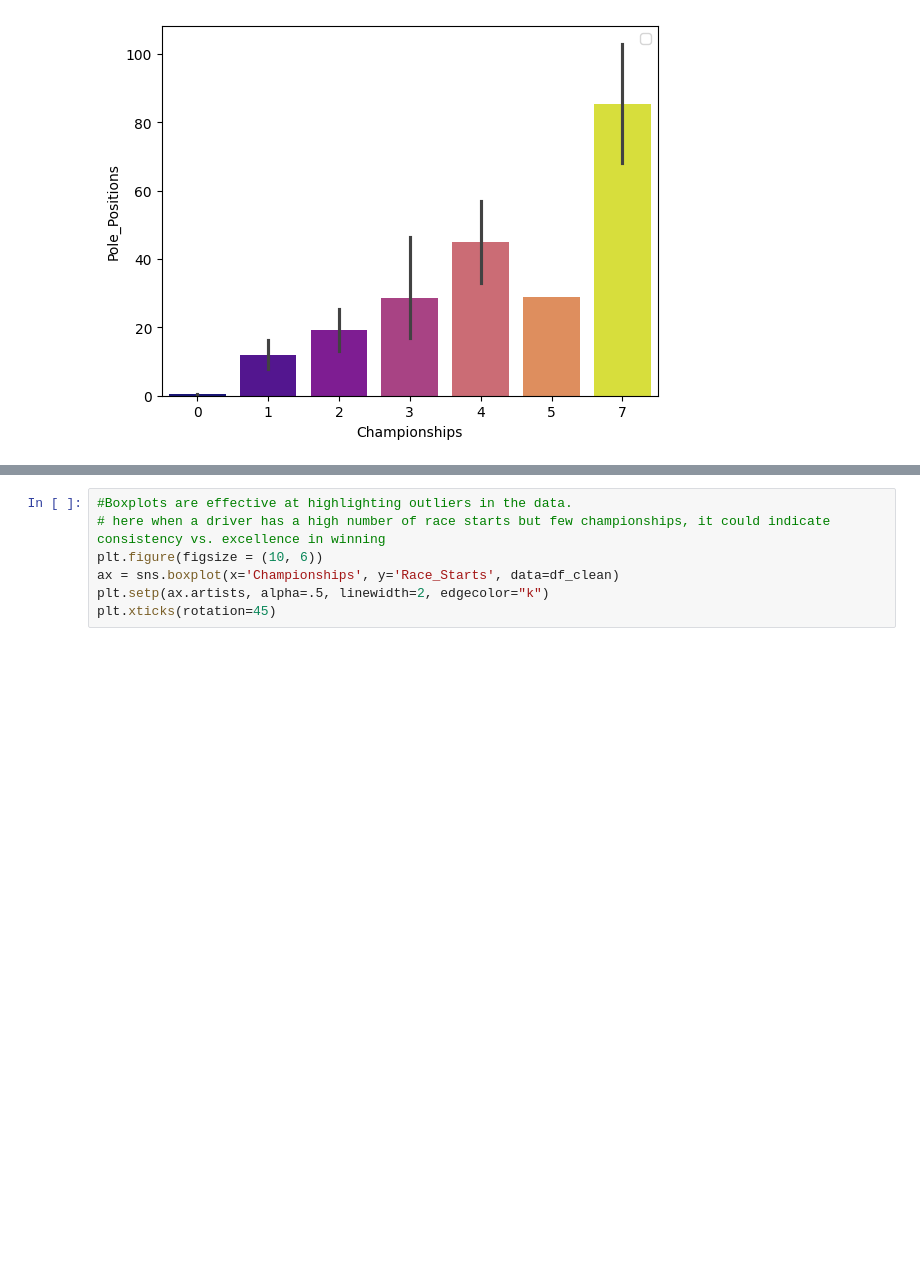
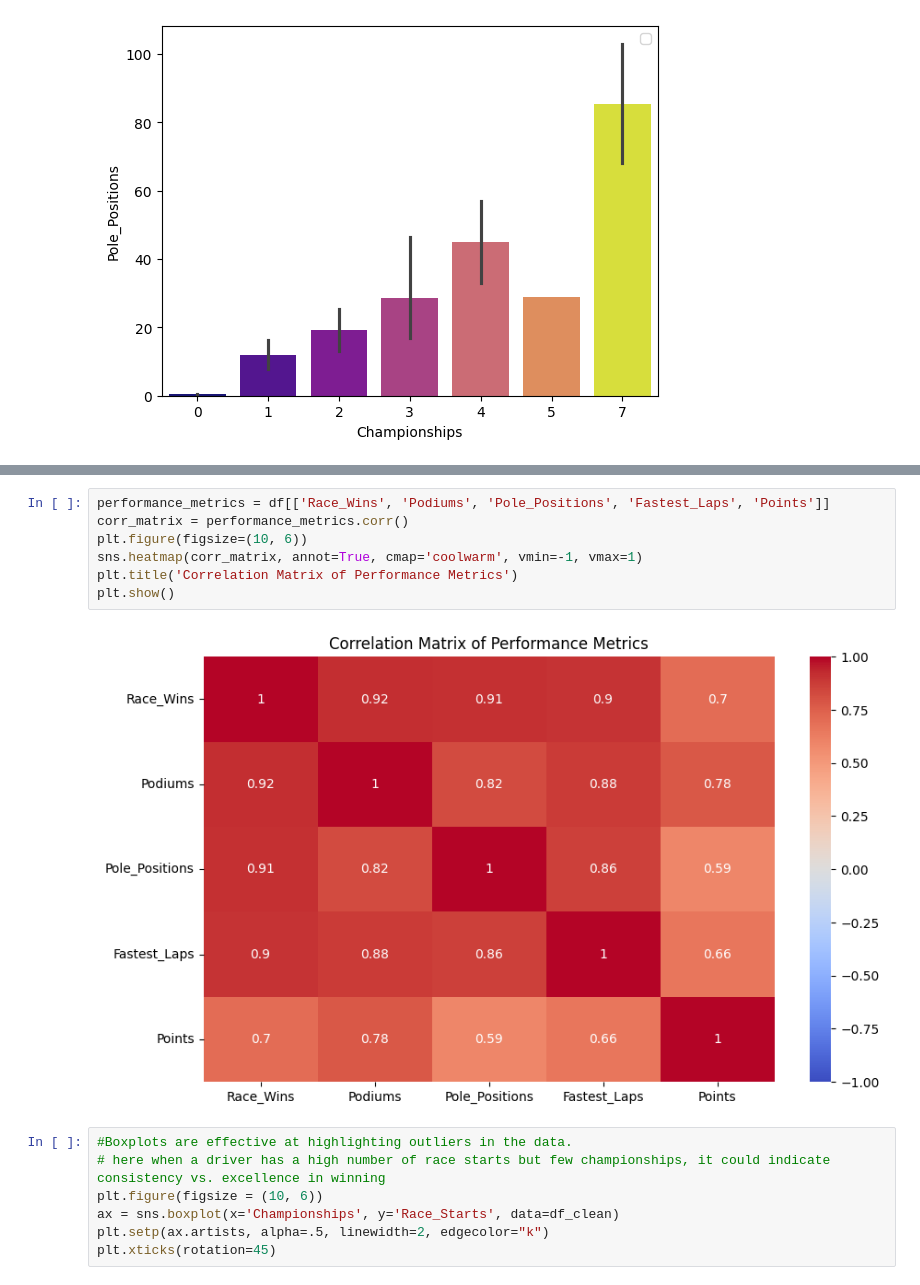
Before and after one commit to advikasinha/DAI-101-assignment, a Jupyter notebook: DAI_101_EDA.ipynb, the cells around one changed output, grey strips where cells are left out. Saved outputs shown, nothing was run; the diff lists cells and outputs as text; blank space fills up the shorter version.

```diff
--- a/DAI_101_EDA.ipynb
+++ b/DAI_101_EDA.ipynb
@@ -448,3 +480,12 @@ When grouping with a length-1 list-like, you will need to pass a length-1 tuple
+# %%
+performance_metrics = df[['Race_Wins', 'Podiums', 'Pole_Positions', 'Fastest_Laps', 'Points']]
+corr_matrix = performance_metrics.corr()
+plt.figure(figsize=(10, 6))
+sns.heatmap(corr_matrix, annot=True, cmap='coolwarm', vmin=-1, vmax=1)
+plt.title('Correlation Matrix of Performance Metrics')
+plt.show()
+# %% [output]
+[figure, added]
 # %%
 #Boxplots are effective at highlighting outliers in the data.
 # here when a driver has a high number of race starts but few championships, it could indicate consistency vs. excellence in winning
```
Also changed, not shown: parts of 3 cells of this notebook.
